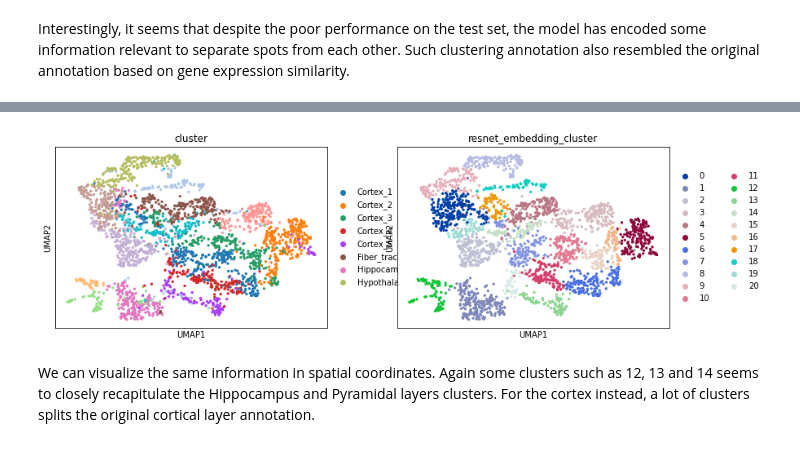
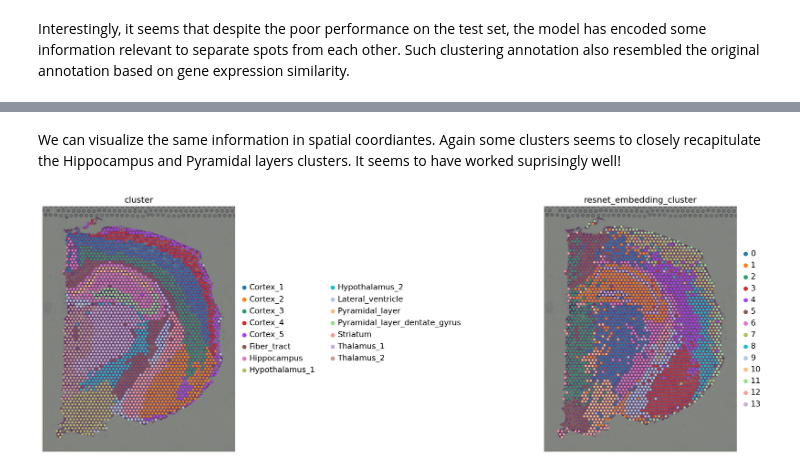
Before and after one commit to scverse/squidpy_notebooks, a Jupyter notebook: docs/source/external_tutorials/tutorial_tf.ipynb, the cells around one changed output, grey strips where cells are left out. Cells and saved outputs as stored; diff of their text form; code cells hidden in the pictures.

```diff
--- a/docs/source/external_tutorials/tutorial_tf.ipynb
+++ b/docs/source/external_tutorials/tutorial_tf.ipynb
@@ -48,9 +44,3 @@ We then need to create a vector of our labels with which to train the classifier
-# %%
-cluster_labels = adata.obs["cluster"]
-classes = cluster_labels.unique().shape[0]
-cluster_map = {v: i for i, v in enumerate(cluster_labels.cat.categories.values)}
-labels = np.array([cluster_map[c] for c in cluster_labels], dtype=np.uint8)
-labels_ohe = tf.one_hot(labels, depth=classes, dtype=tf.float32).numpy()
 # %%
 # get train,test split stratified by cluster labels
 train_idx, test_idx = train_test_split(
@@ -123,11 +147,11 @@ x = tf.keras.applications.ResNet50(
     weights="imagenet",
     include_top=False,
     input_shape=input_shape,
-    classes=classes,
+    classes=15,
     pooling="avg",
 )(inputs)
 outputs = tf.keras.layers.Dense(
-    units=classes,  # add output layer
+    units=15,  # add output layer
 )(x)
 model = tf.keras.Model(inputs, outputs)  # create model
 model.compile(
@@ -188,7 +214,7 @@ What we are actually interesting is the the ResNet embedding values of the datas
 For generating this embedding, we first create a new dataset, that contains the full list of spots, in the correct order and without augmentation.
 # %%
 full_ds = create_dataset(
-    spot_list, labels_ohe, np.arange(len(spot_list)), augment=False, shuffle=False
+    adata, img, adata.obs_names.values, "cluster", augment=False, shuffle=False
 )
 # %% [markdown]
 Then, we instantiate another model without the output layer, in order to get the final embedding layer.
@@ -210,3 +243,8 @@ sc.tl.leiden(adata_resnet, key_added="resnet_embedding_cluster")
 sc.tl.umap(adata_resnet)
 # %% [markdown]
 Interestingly, it seems that despite the poor performance on the test set, the model has encoded some information relevant to separate spots from each other. Such clustering annotation also resembled the original annotation based on gene expression similarity.
+# %%
+sc.set_figure_params(facecolor="white", figsize=(8, 8))
+sc.pl.umap(
+    adata_resnet, color=["cluster", "resnet_embedding_cluster"], size=100, wspace=0.7
+)
@@ -213,6 +253,11 @@ Interestingly, it seems that despite the poor performance on the test set, the m
+# %% [markdown]
+We can visualize the same information in spatial coordiantes. Again some clusters seems to closely recapitulate the Hippocampus and Pyramidal layers clusters. It seems to have worked suprisingly well!
 # %%
-sc.pl.umap(adata_resnet, color=["cluster", "resnet_embedding_cluster"])
+sc.pl.spatial(
+    adata_resnet,
+    color=["cluster", "resnet_embedding_cluster"],
+    frameon=False,
+    wspace=0.5,
+)
 # %% [output]
-[figure, old version]
+[figure, new version]
-# %% [markdown]
-We can visualize the same information in spatial coordinates. Again some clusters such as 12, 13 and 14 seems to closely recapitulate the Hippocampus and Pyramidal layers clusters. For the cortex instead, a lot of clusters splits the original cortical layer annotation.
```
Also changed, not shown: parts of 21 cells of this notebook, 2 other files.
